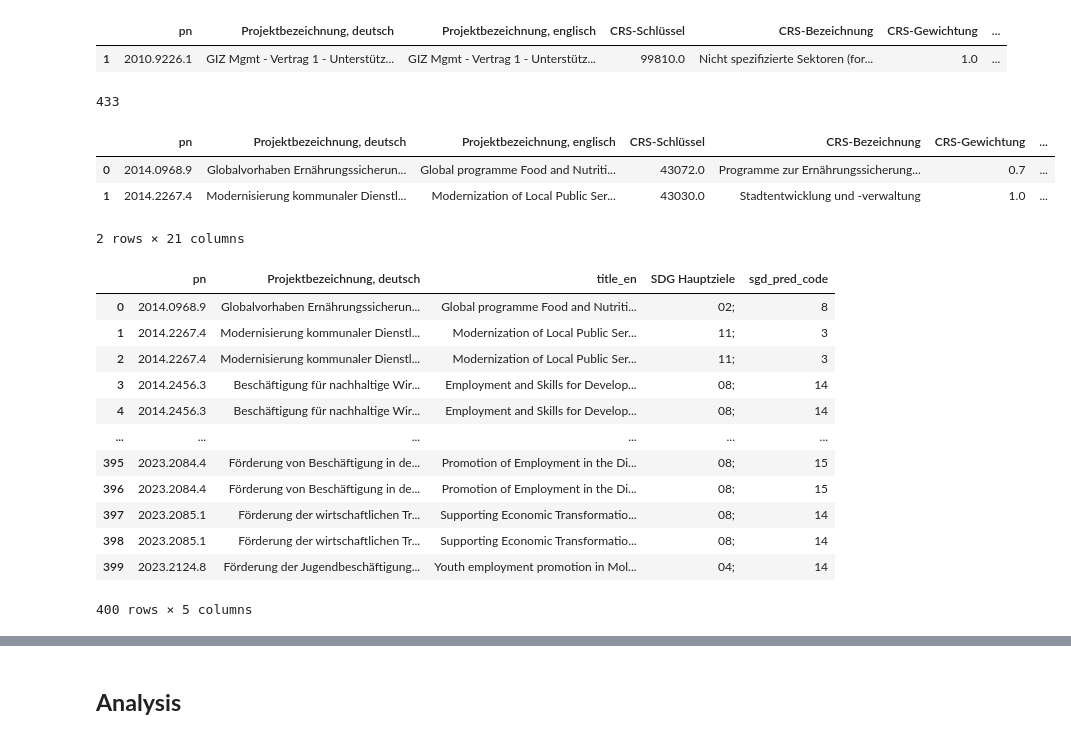
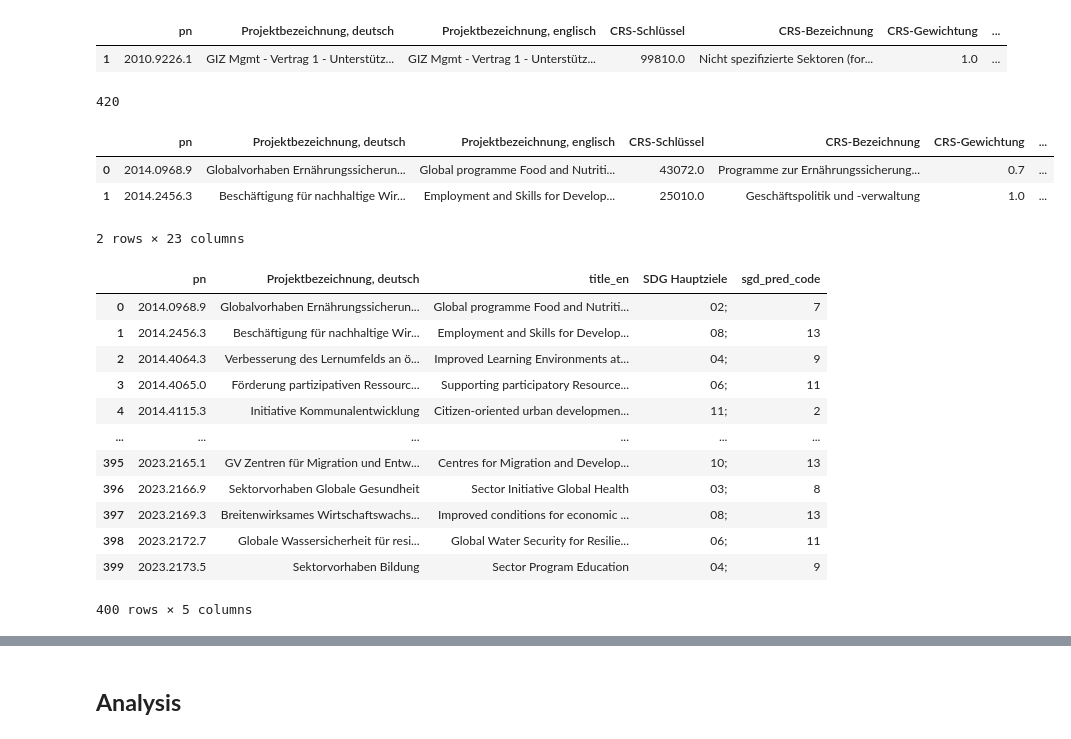
Before and after one commit to JanMuehlnikel/NLP-Development-Banks-Collaboration-Analyzer, a Jupyter notebook: data/validation/sdg_val.ipynb, the cells around one changed output, grey strips where cells are left out. Drawn from its saved outputs; the diff is of its cells as text; code cells hidden in the pictures.

```diff
--- a/data/validation/sdg_val.ipynb
+++ b/data/validation/sdg_val.ipynb
@@ -78,33 +76,33 @@ running_giz_df.head(1)
 | 1 | 2010.9226.1 | GIZ Mgmt - Vertrag 1 - Unterstütz... | GIZ Mgmt - Vertrag 1 - Unterstütz... | 99810.0 | Nicht spezifizierte Sektoren (for... | 1.0 | ... |
 # %%
 # match with project number
-merged_df = pd.merge(running_giz_df, bmz_df[["pn", "title_en", "sgd_pred_code"]], on="pn", how="inner")
+merged_df = pd.merge(running_giz_df, bmz_df[["iati_id", "pn", "title_en", "description_main", "sgd_pred_code"]], on="pn", how="inner")
 merged_df.dropna(subset=["sgd_pred_code"], inplace=True)
 print(f"{len(merged_df)}")
 merged_df.head(2)
 # %% [output]
-433
+420
 |  | pn | Projektbezeichnung, deutsch | Projektbezeichnung, englisch | CRS-Schlüssel | CRS-Bezeichnung | CRS-Gewichtung | ... |
 | 0 | 2014.0968.9 | Globalvorhaben Ernährungssicherun... | Global programme Food and Nutriti... | 43072.0 | Programme zur Ernährungssicherung... | 0.7 | ... |
-| 1 | 2014.2267.4 | Modernisierung kommunaler Dienstl... | Modernization of Local Public Ser... | 43030.0 | Stadtentwicklung und -verwaltung | 1.0 | ... |
+| 1 | 2014.2456.3 | Beschäftigung für nachhaltige Wir... | Employment and Skills for Develop... | 25010.0 | Geschäftspolitik und -verwaltung | 1.0 | ... |
-2 rows × 21 columns
+2 rows × 23 columns
 # %%
 # just use most important columns
 analy_df = merged_df[["pn", "Projektbezeichnung, deutsch", "title_en", "SDG Hauptziele", "sgd_pred_code"]]
 analy_df.head(400)
 # %% [output]
 |  | pn | Projektbezeichnung, deutsch | title_en | SDG Hauptziele | sgd_pred_code |
-| 0 | 2014.0968.9 | Globalvorhaben Ernährungssicherun... | Global programme Food and Nutriti... | 02; | 8 |
-| 1 | 2014.2267.4 | Modernisierung kommunaler Dienstl... | Modernization of Local Public Ser... | 11; | 3 |
-| 2 | 2014.2267.4 | Modernisierung kommunaler Dienstl... | Modernization of Local Public Ser... | 11; | 3 |
-| 3 | 2014.2456.3 | Beschäftigung für nachhaltige Wir... | Employment and Skills for Develop... | 08; | 14 |
-| 4 | 2014.2456.3 | Beschäftigung für nachhaltige Wir... | Employment and Skills for Develop... | 08; | 14 |
+| 0 | 2014.0968.9 | Globalvorhaben Ernährungssicherun... | Global programme Food and Nutriti... | 02; | 7 |
+| 1 | 2014.2456.3 | Beschäftigung für nachhaltige Wir... | Employment and Skills for Develop... | 08; | 13 |
+| 2 | 2014.4064.3 | Verbesserung des Lernumfelds an ö... | Improved Learning Environments at... | 04; | 9 |
+| 3 | 2014.4065.0 | Förderung partizipativen Ressourc... | Supporting participatory Resource... | 06; | 11 |
+| 4 | 2014.4115.3 | Initiative Kommunalentwicklung | Citizen-oriented urban developmen... | 11; | 2 |
 | ... | ... | ... | ... | ... | ... |
-| 395 | 2023.2084.4 | Förderung von Beschäftigung in de... | Promotion of Employment in the Di... | 08; | 15 |
-| 396 | 2023.2084.4 | Förderung von Beschäftigung in de... | Promotion of Employment in the Di... | 08; | 15 |
-| 397 | 2023.2085.1 | Förderung der wirtschaftlichen Tr... | Supporting Economic Transformatio... | 08; | 14 |
-| 398 | 2023.2085.1 | Förderung der wirtschaftlichen Tr... | Supporting Economic Transformatio... | 08; | 14 |
-| 399 | 2023.2124.8 | Förderung der Jugendbeschäftigung... | Youth employment promotion in Mol... | 04; | 14 |
+| 395 | 2023.2165.1 | GV Zentren für Migration und Entw... | Centres for Migration and Develop... | 10; | 13 |
+| 396 | 2023.2166.9 | Sektorvorhaben Globale Gesundheit | Sector Initiative Global Health | 03; | 8 |
+| 397 | 2023.2169.3 | Breitenwirksames Wirtschaftswachs... | Improved conditions for economic ... | 08; | 13 |
+| 398 | 2023.2172.7 | Globale Wassersicherheit für resi... | Global Water Security for Resilie... | 06; | 11 |
+| 399 | 2023.2173.5 | Sektorvorhaben Bildung | Sector Program Education | 04; | 9 |
 400 rows × 5 columns
 # %%
 # change dtype that both cols can be compared
```
Also changed, not shown: parts of 6 cells of this notebook, 5 other files.
